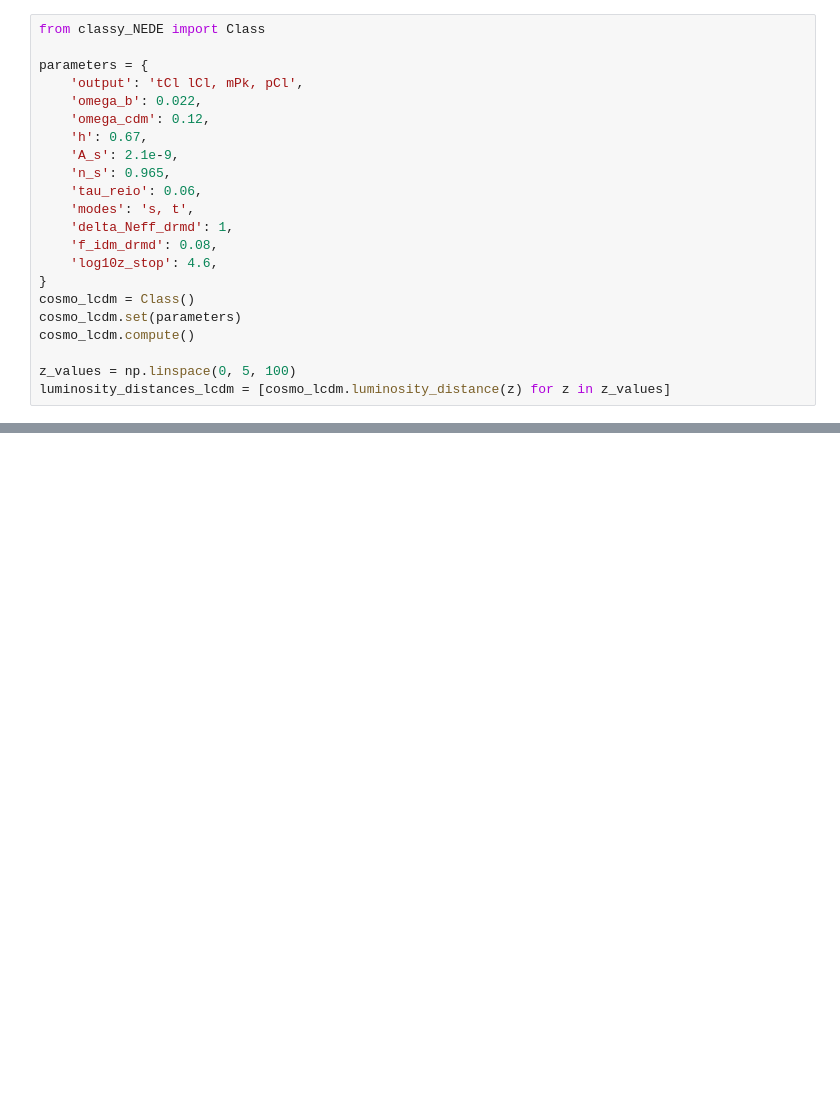
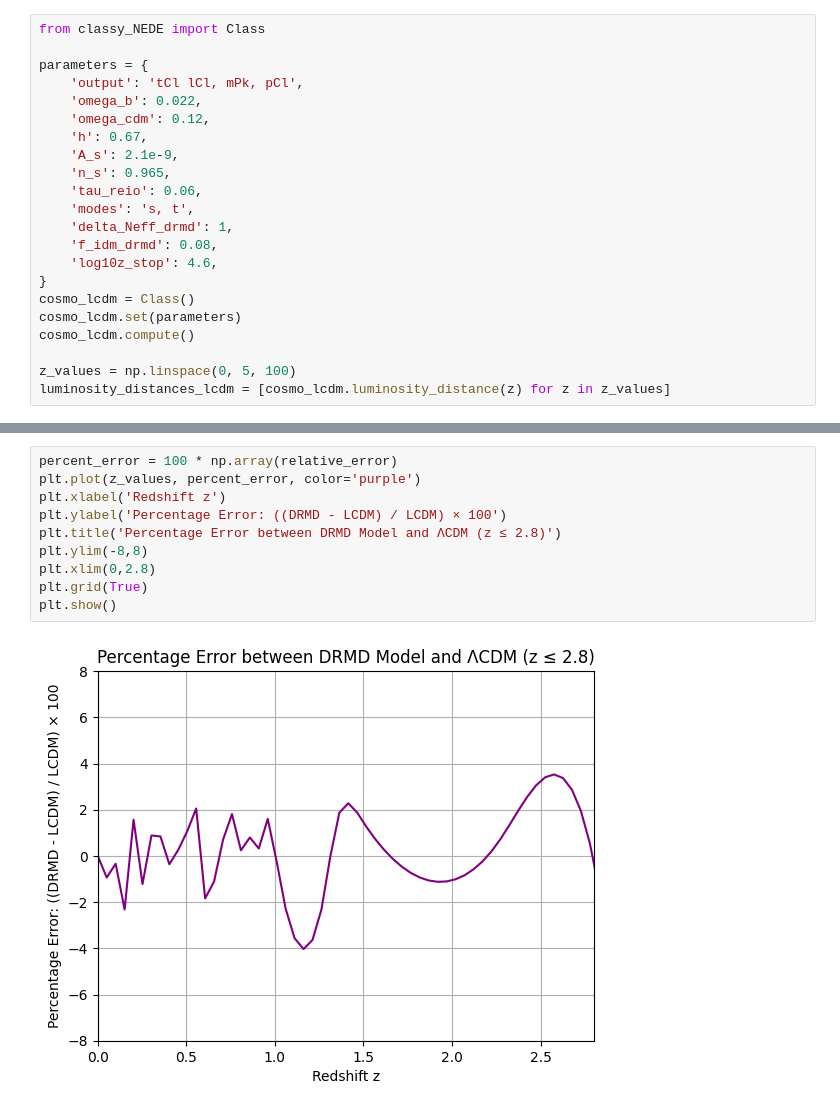
Before and after one commit to Jeppe-thybo/connect_wsl, a Jupyter notebook: jeppe_scripts/Luminosity_distance_comparison.ipynb, the cells around one changed output, grey strips where cells are left out. Drawn from its saved outputs; the diff is of its cells as text; blank space fills up the shorter version.

```diff
--- a/jeppe_scripts/Luminosity_distance_comparison.ipynb
+++ b/jeppe_scripts/Luminosity_distance_comparison.ipynb
@@ -96,0 +256,12 @@ plt.show()
+# %%
+percent_error = 100 * np.array(relative_error)
+plt.plot(z_values, percent_error, color='purple')
+plt.xlabel('Redshift z')
+plt.ylabel('Percentage Error: ((DRMD - LCDM) / LCDM) × 100')
+plt.title('Percentage Error between DRMD Model and ΛCDM (z ≤ 2.8)')
+plt.ylim(-8,8)
+plt.xlim(0,2.8)
+plt.grid(True)
+plt.show()
+# %% [output]
+[figure, added]
```
Also changed, not shown: parts of 12 cells of this notebook, 20 other files.
